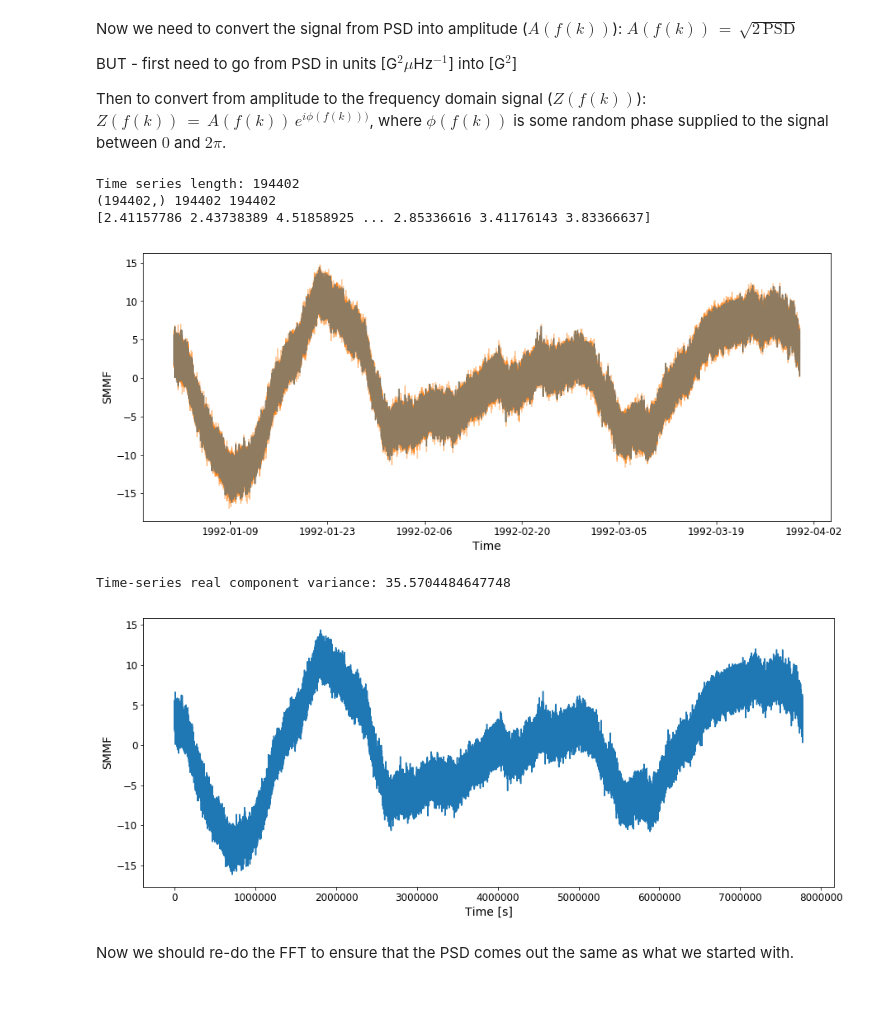
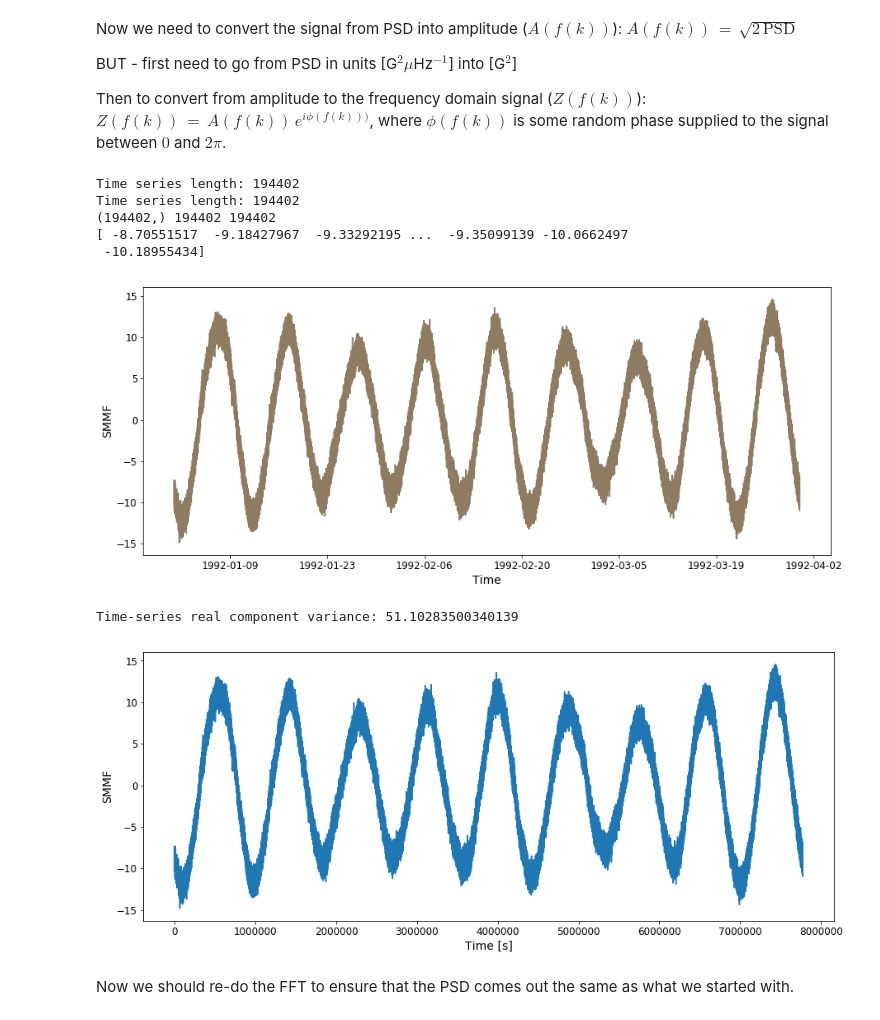
Before and after one commit to exr007/GP_test, a Jupyter notebook: GP_test_40s.ipynb, the cells around one changed output. Saved outputs shown, nothing was run; the diff lists cells and outputs as text; code cells hidden in the pictures.

```diff
--- a/GP_test_40s.ipynb
+++ b/GP_test_40s.ipynb
@@ -16,16 +16,16 @@ Here we create and plot the power spectrum of the artificial data, to have a pea
 # %%
 dx = 0.1286 # Resolution 0.1286 muHz (90 days ~= 3 mths)
 x = np.arange(0, (1*1e6/(40)), dx) # Nyquist = 40 s
-x_0 = (1e6/(3600*24*27)) # Central frequency of fundamental peak (i.e. 27-day peak ~= 0.43 muHz)
-A = 1000 # Amplitude of fundamental peak [G]
+x_0 = (1e6/(3600*24*10)) # Central frequency of fundamental peak (i.e. 27-day peak ~= 0.43 muHz)
+A = 500 # Amplitude of fundamental peak [G]
 width = 0.03 # Width [muHz]
 
 powers = [single_lorentzian(x, x_0, A, width, i) for i in np.arange(1,2)] # Create peak(s)
 powers = np.sum(powers, axis=0) # Sum single peak(s) together into one power spectrum
 print("Power = %s"%(np.sum(powers * dx * 1e6)))
-powers = powers + 1 # Add a bkgnd level of 1
+powers = powers + 0.5 # Add a bkgnd level of 1
 
-sigma = 70
+sigma = 0
 tau = 0.004
 #powers = powers + (4*sigma**2*tau)/(1 + (2*np.pi*x*tau)**2)
 
@@ -53,6 +53,7 @@ Then to convert from amplitude to the frequency domain signal ($Z(f(k))$): $Z(f(
 # %%
 #powers *= dx*1e6 # Change into units [G^2]
 # %%
+# This is overtaken by the method below
 amplitudes = np.sqrt(powers) # Compute amplitudes from powers
 phases = np.random.uniform(0, 2*np.pi, len(amplitudes)) # Generate random phases
 freq_sigs = [a*np.exp(1j*p) for a,p in zip (amplitudes, phases)] # Conversion to frequency domain signal
@@ -61,42 +62,48 @@ t = np.arange(len(time_series)) # Time array [40 s]
 ts = t * (40) # Time array [s]
 print('Time series length: %s'%(len(time_series)))
 
+
 noise = np.fft.fft(np.random.randn(len(powers)))
-amp_spec = noise * np.sqrt(powers)
+amp_spec = noise * 1 * np.sqrt(powers)
 time_series = np.fft.irfft(amp_spec, n=len(powers))
+t = np.arange(len(time_series)) # Time array [40 s]
+ts = t * (40) # Time array [s]
+print('Time series length: %s'%(len(time_series)))
 print(noise.shape, len(powers), len(time_series))
 print(time_series)
 # Put the time series into a pandas DataFramd with the index as time since 01/01/1992
 df = pd.DataFrame({'SMMF':time_series.real},
                       index=[datetime.datetime(1992,1,1) + datetime.timedelta(seconds=int(ti)) for ti in ts])
 
 # Plot time series
 fig, ax = plt.subplots(figsize=(15,6))
 ax.set_xlabel('Time', fontsize=14)
 ax.set_ylabel('SMMF', fontsize=14)
 ax.tick_params(labelsize=12)
 ax.plot(df.index.values, df['SMMF'])
 
-yerr = np.random.normal(0, 0.5, len(time_series))
+yerr = np.random.normal(0, 0.025, len(time_series))
 ax.errorbar(df.index.values, df['SMMF'], abs(yerr), alpha=0.5)
 plt.show()
 
 # Plot time series
 fig, ax = plt.subplots(figsize=(15,6))
 ax.set_xlabel('Time [s]', fontsize=14)
 ax.set_ylabel('SMMF', fontsize=14)
 ax.tick_params(labelsize=12)
 ax.plot(ts, df['SMMF'])
 
 
 print('Time-series real component variance: %s'%(np.std(time_series.real)**2))
 # %% [output]
+Time series length: 194402
 Time series length: 194402
 (194402,) 194402 194402
-[2.41157786 2.43738389 4.51858925 ... 2.85336616 3.41176143 3.83366637]
+[ -8.70551517  -9.18427967  -9.33292195 ...  -9.35099139 -10.0662497
+ -10.18955434]
-[figure, old version]
+[figure, new version]
-Time-series real component variance: 35.5704484647748
+Time-series real component variance: 51.10283500340139
-[figure, old version]
+[figure, new version]
 # %% [markdown]
 Now we should re-do the FFT to ensure that the PSD comes out the same as what we started with.
 # %%
```
Also changed, not shown: parts of 16 cells of this notebook.
